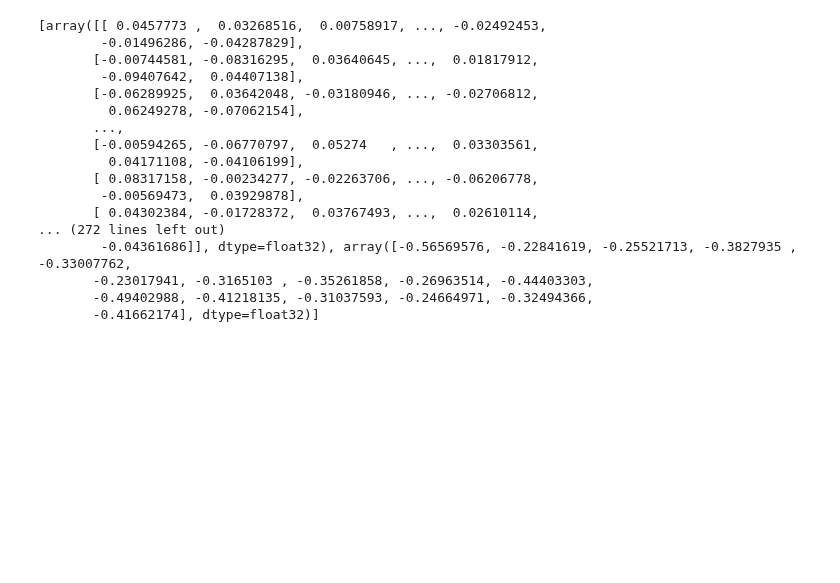
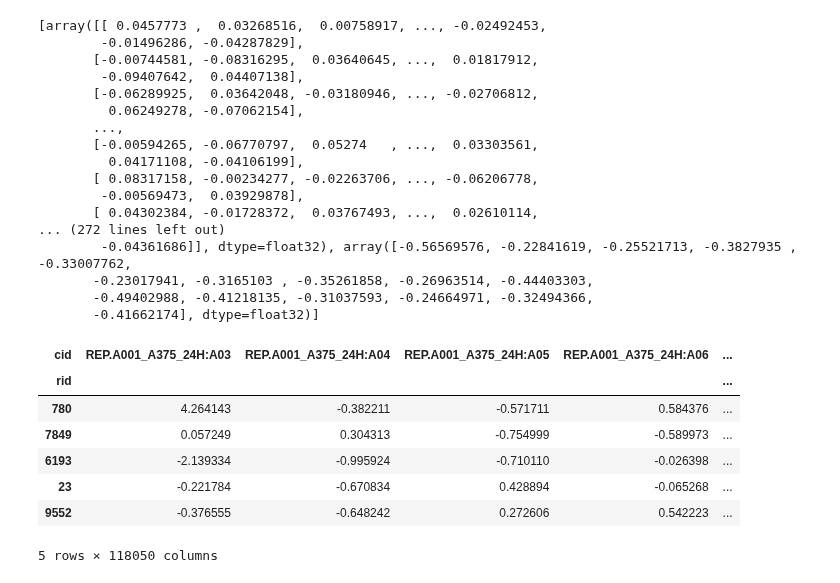
Before and after one commit to Dweepa/ItsAllInTheGenes, a Jupyter notebook: Siamese/Contrastive Loss/Main.ipynb, the cells around one changed output. Saved outputs shown, nothing was run; the diff lists cells and outputs as text; code cells hidden in the pictures; blank space fills up the shorter version.

```diff
--- a/Siamese/Contrastive Loss/Main.ipynb
+++ b/Siamese/Contrastive Loss/Main.ipynb
@@ -163,3 +163,18 @@ for i in range(0,len(shared_model.layers),3):
        -0.23017941, -0.3165103 , -0.35261858, -0.26963514, -0.44403303,
        -0.49402988, -0.41218135, -0.31037593, -0.24664971, -0.32494366,
        -0.41662174], dtype=float32)]
+# %%
+gctxfile = "../../Data/Sig Annotated Level 5 Data.gctx"
+jsonfile = "../../Data/sig-pert mapping.json"
+
+data, metadata = gctx2pd(gctxfile, jsonfile)
+data.head()
+# %% [output]
+| cid | REP.A001_A375_24H:A03 | REP.A001_A375_24H:A04 | REP.A001_A375_24H:A05 | REP.A001_A375_24H:A06 | ... |
+| rid |  |  |  |  | ... |
+| 780 | 4.264143 | -0.382211 | -0.571711 | 0.584376 | ... |
+| 7849 | 0.057249 | 0.304313 | -0.754999 | -0.589973 | ... |
+| 6193 | -2.139334 | -0.995924 | -0.710110 | -0.026398 | ... |
+| 23 | -0.221784 | -0.670834 | 0.428894 | -0.065268 | ... |
+| 9552 | -0.376555 | -0.648242 | 0.272606 | 0.542223 | ... |
+5 rows × 118050 columns
```
Also changed, not shown: 2 other files.
